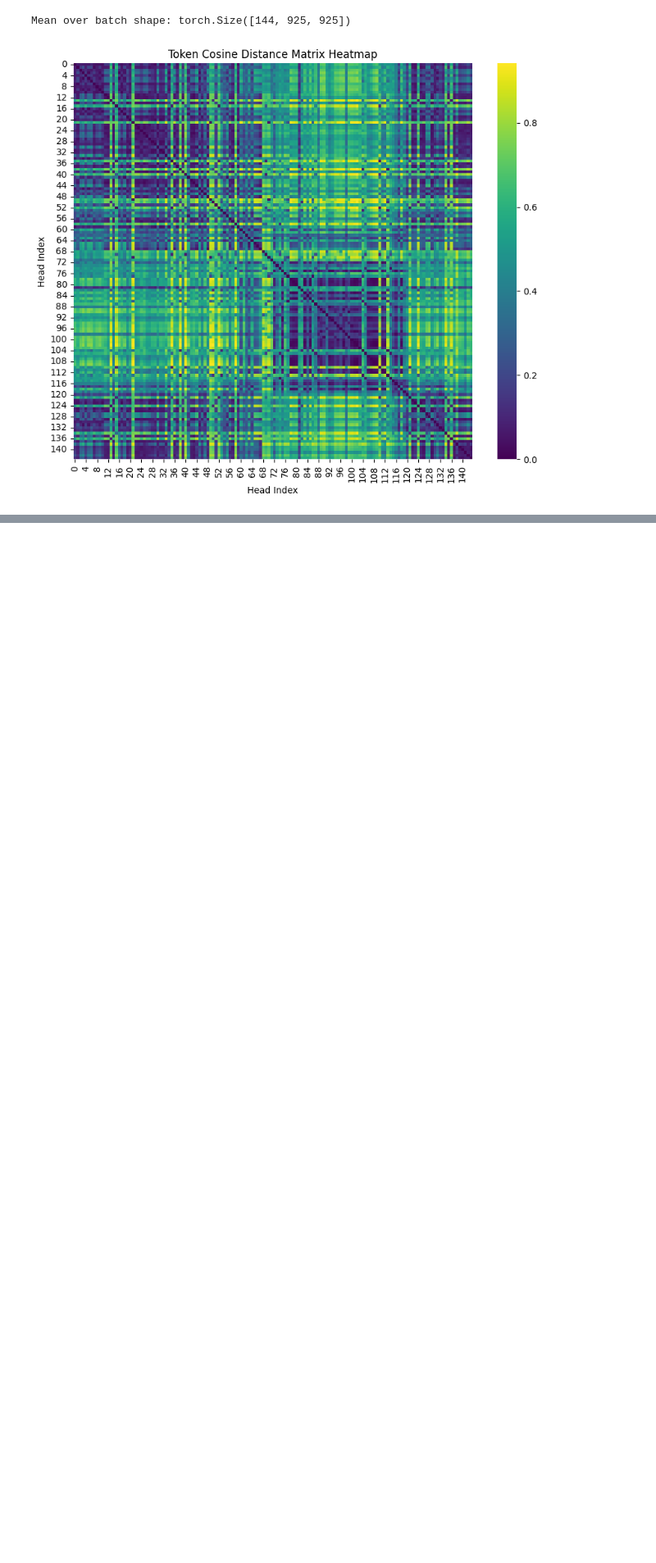
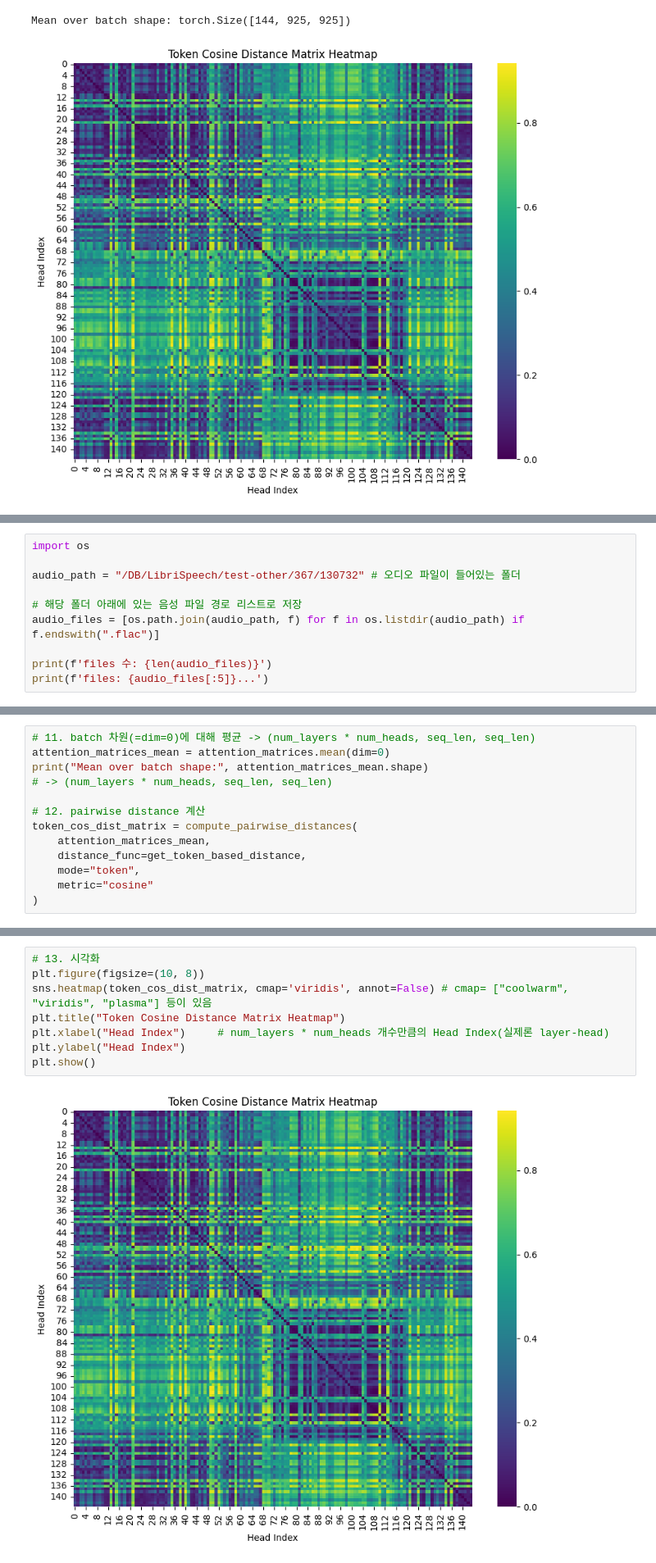
Before and after one commit to qwer55252/HWDHuBERT, a Jupyter notebook: head_pattern_analysis.ipynb, the cells around one changed output, grey strips where cells are left out. Shown at 82% size. Saved outputs shown, nothing was run; the diff lists cells and outputs as text; blank space fills up the shorter version.

```diff
--- a/head_pattern_analysis.ipynb
+++ b/head_pattern_analysis.ipynb
@@ -639,0 +829,10 @@ Mean over batch shape: torch.Size([144, 925, 925])
+# %%
+import os
+
+audio_path = "/DB/LibriSpeech/test-other/367/130732" # 오디오 파일이 들어있는 폴더
+
+# 해당 폴더 아래에 있는 음성 파일 경로 리스트로 저장
+audio_files = [os.path.join(audio_path, f) for f in os.listdir(audio_path) if f.endswith(".flac")]
+
+print(f'files 수: {len(audio_files)}')
+print(f'files: {audio_files[:5]}...')
@@ -639,0 +917,13 @@ Mean over batch shape: torch.Size([144, 925, 925])
+# %%
+# 11. batch 차원(=dim=0)에 대해 평균 -> (num_layers * num_heads, seq_len, seq_len)
+attention_matrices_mean = attention_matrices.mean(dim=0)
+print("Mean over batch shape:", attention_matrices_mean.shape)
+# -> (num_layers * num_heads, seq_len, seq_len)
+
+# 12. pairwise distance 계산
+token_cos_dist_matrix = compute_pairwise_distances(
+    attention_matrices_mean,
+    distance_func=get_token_based_distance,
+    mode="token",
+    metric="cosine"
+)
@@ -639,0 +933,10 @@ Mean over batch shape: torch.Size([144, 925, 925])
+# %%
+# 13. 시각화
+plt.figure(figsize=(10, 8))
+sns.heatmap(token_cos_dist_matrix, cmap='viridis', annot=False) # cmap= ["coolwarm", "viridis", "plasma"] 등이 있음
+plt.title("Token Cosine Distance Matrix Heatmap")
+plt.xlabel("Head Index")     # num_layers * num_heads 개수만큼의 Head Index(실제론 layer-head)
+plt.ylabel("Head Index")
+plt.show()
+# %% [output]
+[figure, added]
```
Also changed, not shown: parts of 10 cells of this notebook, 1 other file.
